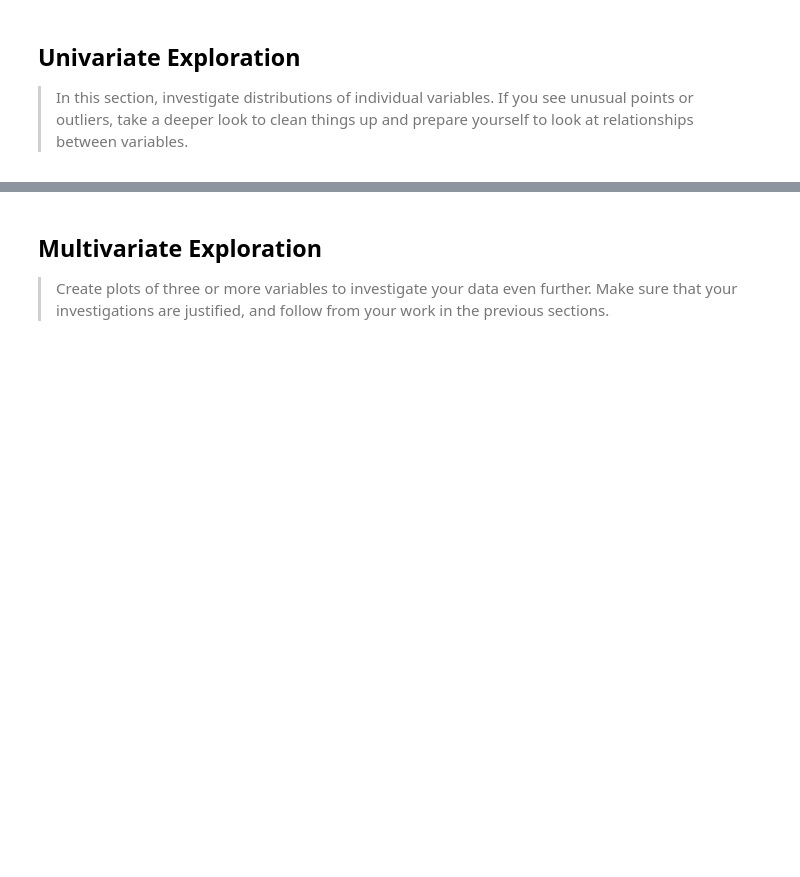
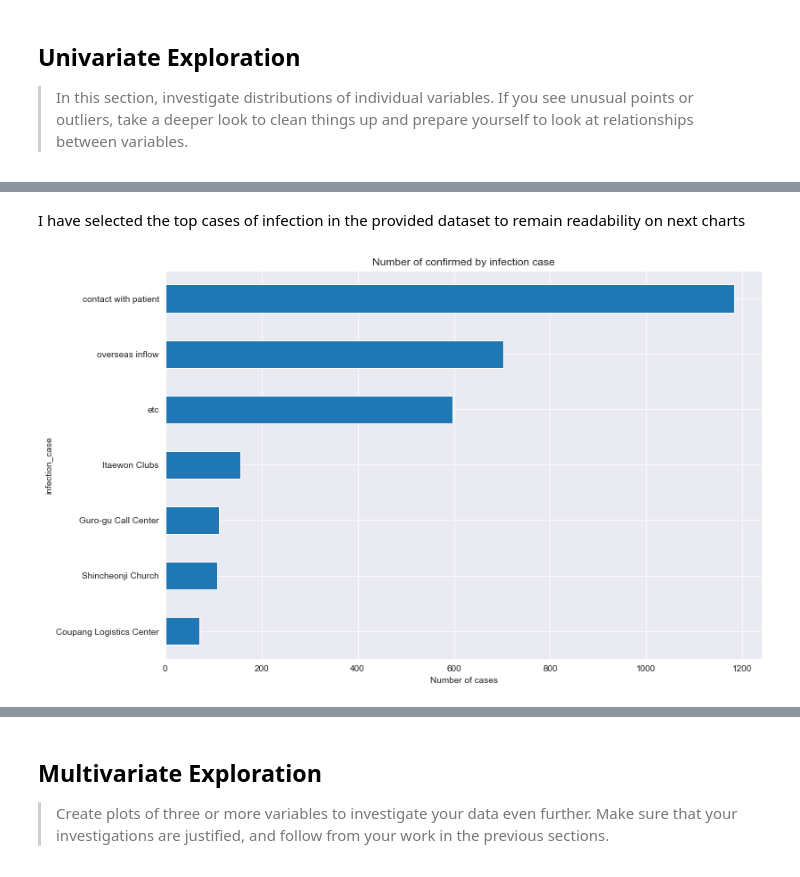
Before and after one commit to iamjakkie/CovidDataAnalysis, a Jupyter notebook: exploration_template.ipynb, the cells around one changed output, grey strips where cells are left out. Saved outputs shown, nothing was run; the diff lists cells and outputs as text; code cells hidden in the pictures; blank space fills up the shorter version.

```diff
--- a/exploration_template.ipynb
+++ b/exploration_template.ipynb
@@ -309,0 +185,16 @@ plt.show()
+# %% [markdown]
+I have selected the top cases of infection in the provided dataset to remain readability on next charts
+# %%
+common_cases=patientinfo_df.groupby('infection_case') \
+    .filter(lambda x: len(x)>50)['infection_case'].unique()
+plt.figure(figsize=(12,8))
+plt.xlabel('Number of cases')
+plt.ylabel('Infection case')
+plt.title('Number of confirmed by infection case')
+patientinfo_df[patientinfo_df['infection_case'].isin(common_cases)] \
+    .groupby('infection_case') \
+    .count()['patient_id'] \
+    .sort_values() \
+    .plot(kind='barh', color=base_color);
+# %% [output]
+[figure, added]
```
Also changed, not shown: parts of 76 cells of this notebook, 3 other files.
